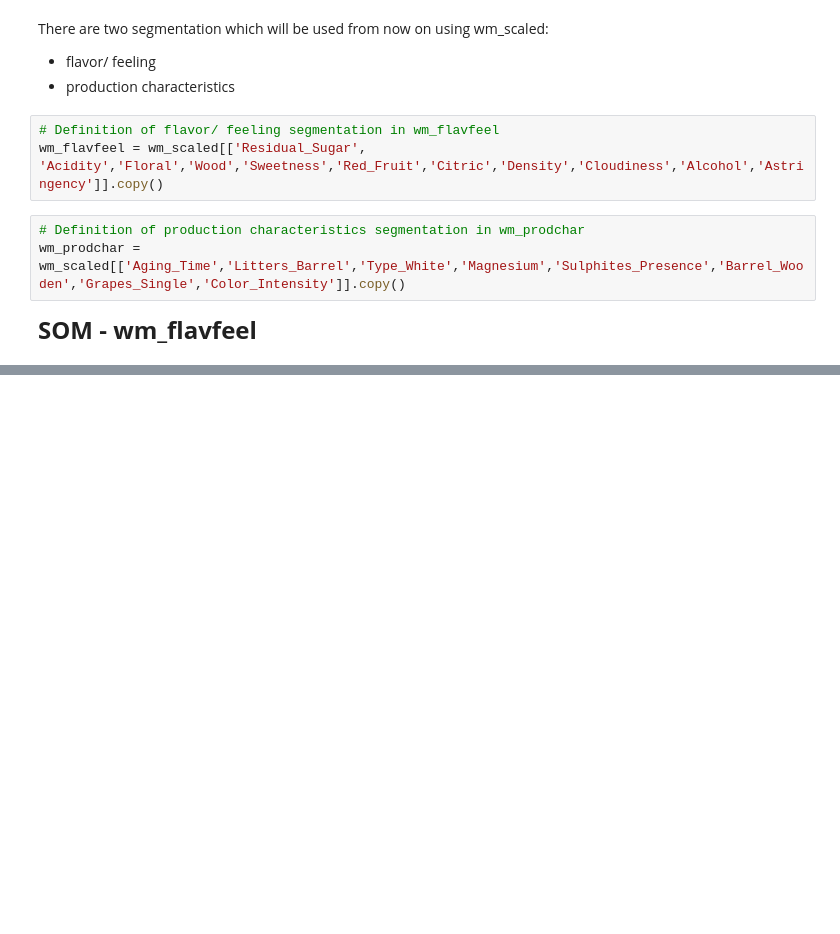
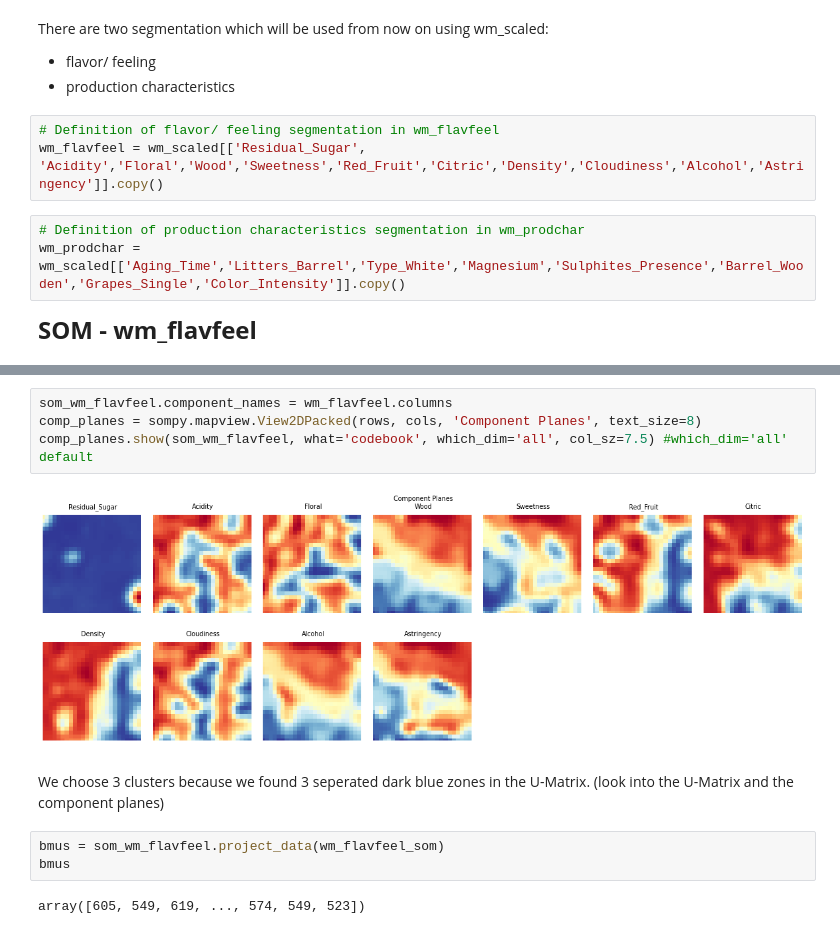
Before and after one commit to CodeGroupDM/Code-DM, a Jupyter notebook: Project_SOM - Kopie.ipynb, the cells around one changed output, grey strips where cells are left out. Drawn from its saved outputs; the diff is of its cells as text; blank space fills up the shorter version.

```diff
--- a/Project_SOM - Kopie.ipynb
+++ b/Project_SOM - Kopie.ipynb
@@ -55,0 +83,13 @@ wm_prodchar = wm_scaled[['Aging_Time','Litters_Barrel','Type_White','Magnesium',
+# %%
+som_wm_flavfeel.component_names = wm_flavfeel.columns
+comp_planes = sompy.mapview.View2DPacked(rows, cols, 'Component Planes', text_size=8)
+comp_planes.show(som_wm_flavfeel, what='codebook', which_dim='all', col_sz=7.5) #which_dim='all' default
+# %% [output]
+[figure, added]
+# %% [markdown]
+We choose 3 clusters because we found 3 seperated dark blue zones in the U-Matrix. (look into the U-Matrix and the component planes)
+# %%
+bmus = som_wm_flavfeel.project_data(wm_flavfeel_som)
+bmus
+# %% [output]
+array([605, 549, 619, ..., 574, 549, 523])
```
Also changed, not shown: parts of 62 cells of this notebook.
